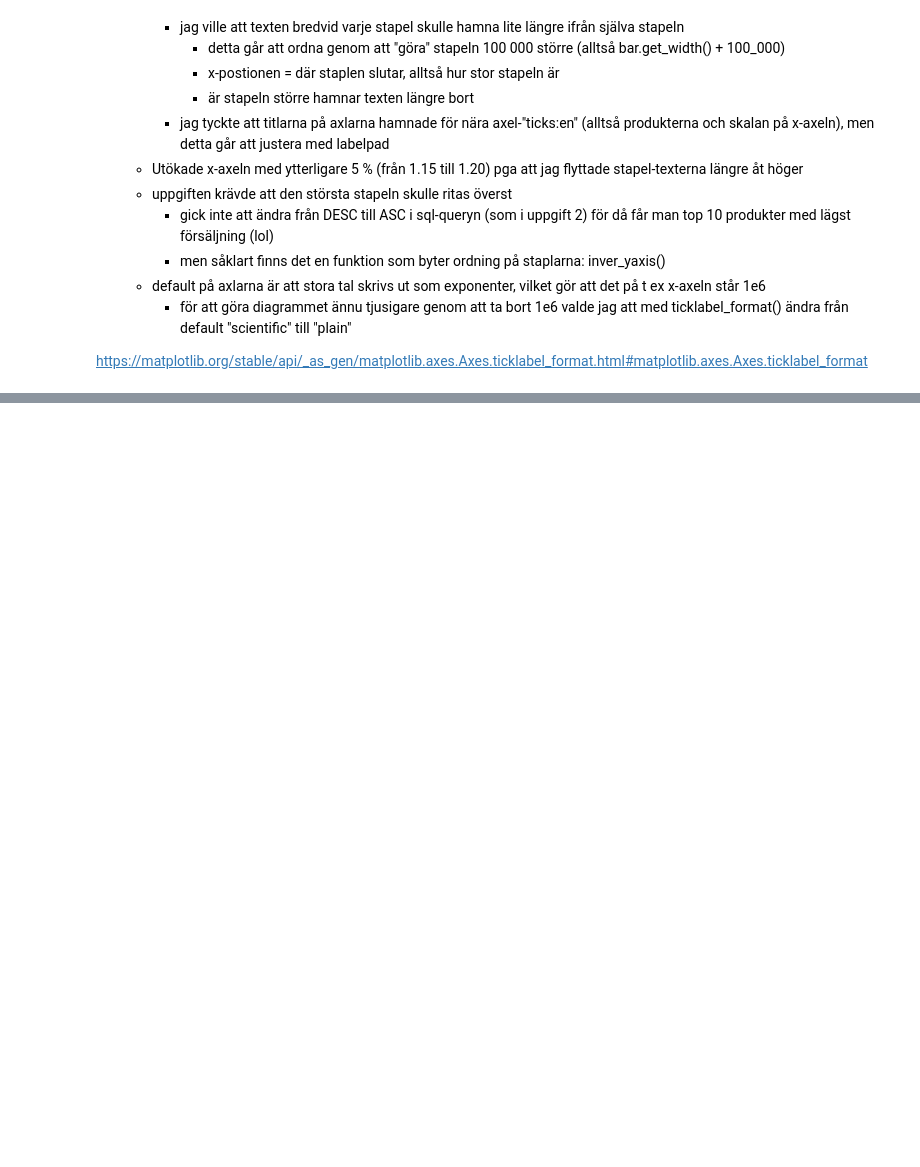
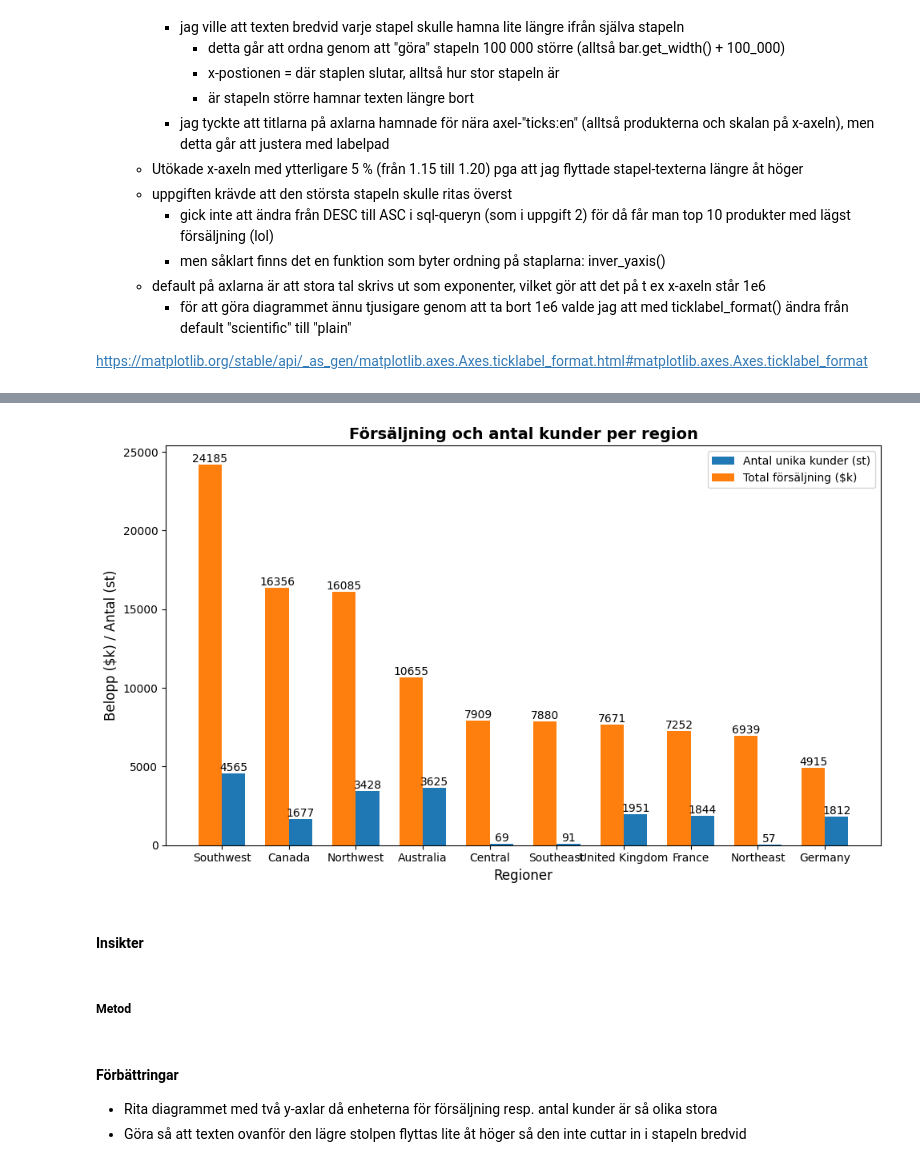
Before and after one commit to josefinoleryd/AdventureWorks_Sales_analysis, a Jupyter notebook: Rapport.ipynb, the cells around one changed output, grey strips where cells are left out. Drawn from its saved outputs; the diff is of its cells as text; code cells hidden in the pictures; blank space fills up the shorter version.

```diff
--- a/Rapport.ipynb
+++ b/Rapport.ipynb
@@ -615,0 +628,64 @@ https://matplotlib.org/stable/api/_as_gen/matplotlib.axes.Axes.ticklabel_format.
+# %%
+query_vis6 = """
+SELECT
+    st.Name AS Region,
+    SUM(soh.SubTotal) AS TotalFörsäljning,
+    COUNT(DISTINCT soh.CustomerID) AS AntalKunder
+FROM Sales.SalesTerritory AS st
+INNER JOIN Sales.Customer c ON st.TerritoryID = c.TerritoryID
+INNER JOIN Sales.SalesOrderHeader soh ON c.CustomerID = soh.CustomerID
+GROUP BY st.Name
+ORDER BY TotalFörsäljning DESC
+"""
+
+df_vis6 = query_df(query_vis6)
+
+x = np.arange(len(df_vis6))
+width = 0.35
+
+_, ax = plt.subplots(figsize=(10,6))
+
+bars_customers = ax.bar(
+    x + width / 2,
+    df_vis6["AntalKunder"],
+    width,
+    label="Antal unika kunder (st)",
+)
+
+bars_revenue = ax.bar(
+    x - width / 2,
+    df_vis6["TotalFörsäljning"] / 1_000,
+    width,
+    label="Total försäljning ($k)",
+)
+
+for bars in [bars_customers, bars_revenue]:
+    for bar in bars:
+        height = bar.get_height()
+        ax.text(
+            bar.get_x() + bar.get_width() / 2,
+            height,
+            f"{height:.0f}",
+            ha="center",
+            va="bottom"
+        )
+
+ax.set_xticks(x)
+ax.set_xticklabels(df_vis6["Region"])
+ax.set_xlabel("Regioner", fontsize=12)
+ax.set_ylabel("Belopp ($k) / Antal (st)", fontsize=12)
+ax.set_title("Försäljning och antal kunder per region", fontsize=14, fontweight="bold")
+ax.legend()
+
+plt.tight_layout()
+# %% [output]
+[figure, added]
+# %% [markdown]
+#### Insikter
+# %% [markdown]
+##### Metod
+# %% [markdown]
+#### Förbättringar
+
+- Rita diagrammet med två y-axlar då enheterna för försäljning resp. antal kunder är så olika stora
+- Göra så att texten ovanför den lägre stolpen flyttas lite åt höger så den inte cuttar in i stapeln bredvid
```
Also changed, not shown: parts of 2 cells of this notebook, 1 other file.
